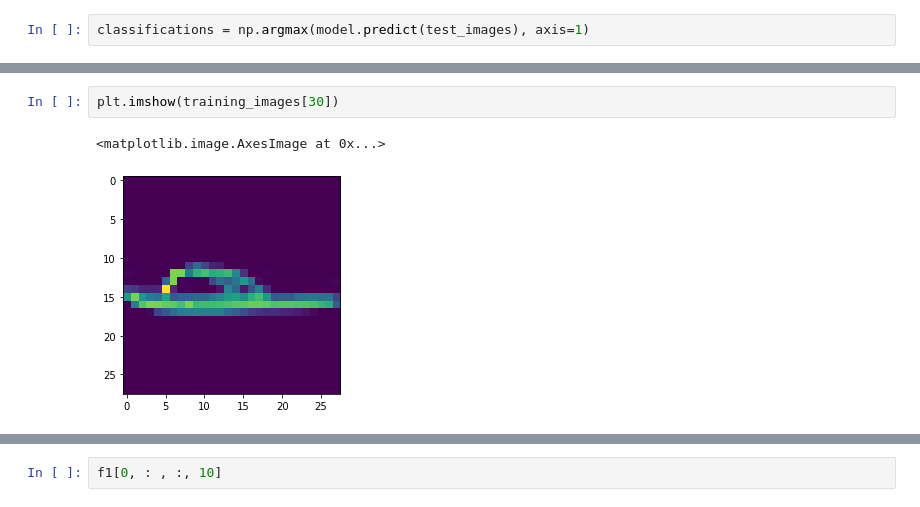
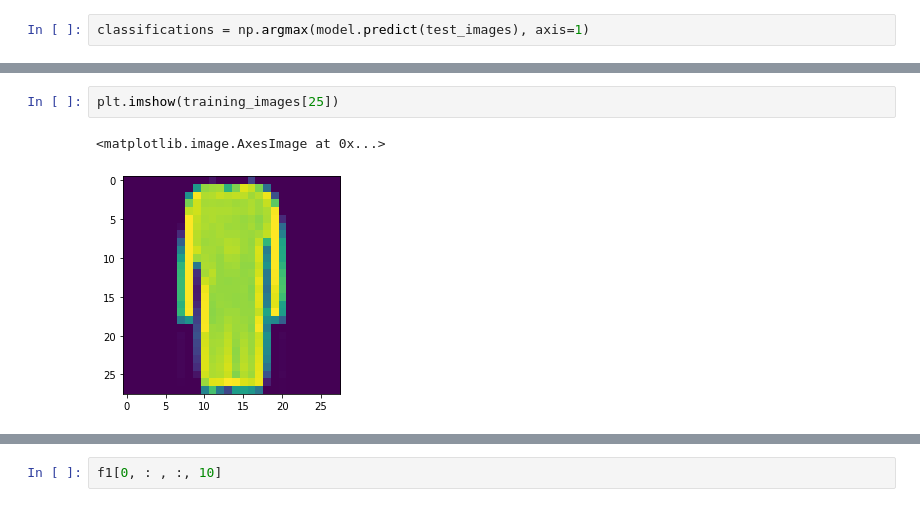
Before and after one commit to alexandrosanat/coursera_tensorflow_in_practice, a Jupyter notebook: 01_introduction_to_tensorflow/mnist_dataset.ipynb, the cells around one changed output, grey strips where cells are left out. Saved outputs shown, nothing was run; the diff lists cells and outputs as text.

```diff
--- a/01_introduction_to_tensorflow/mnist_dataset.ipynb
+++ b/01_introduction_to_tensorflow/mnist_dataset.ipynb
@@ -251,10 +239,10 @@ array([[9, 9],
        [9, 9],
        [3, 3]], dtype=int64)>
 # %%
-plt.imshow(training_images[30])
+plt.imshow(training_images[25])
 # %% [output]
 <matplotlib.image.AxesImage at 0x...>
-[figure, old version]
+[figure, new version]
 # %%
 f, axarr = plt.subplots(3,5)
 
```
Also changed, not shown: parts of 15 cells of this notebook, 2 other files.
